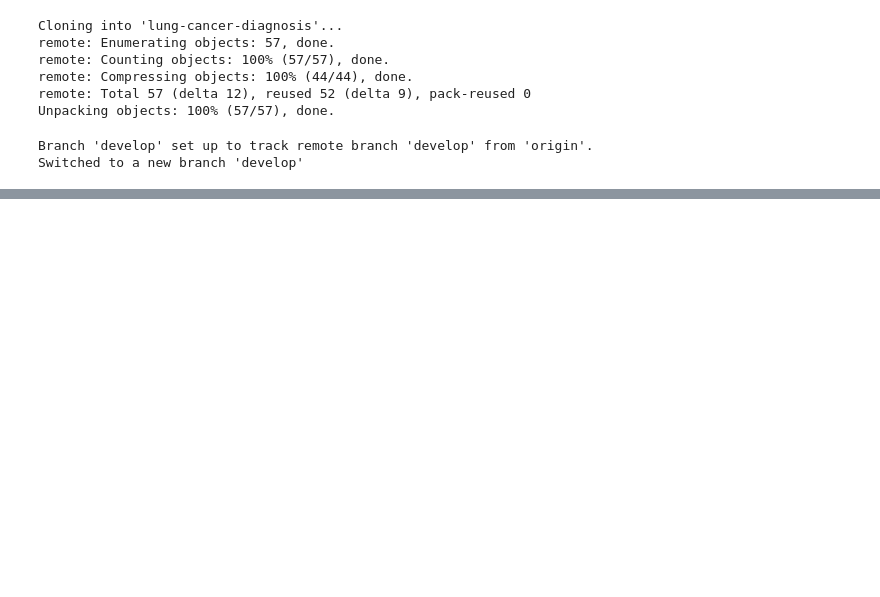
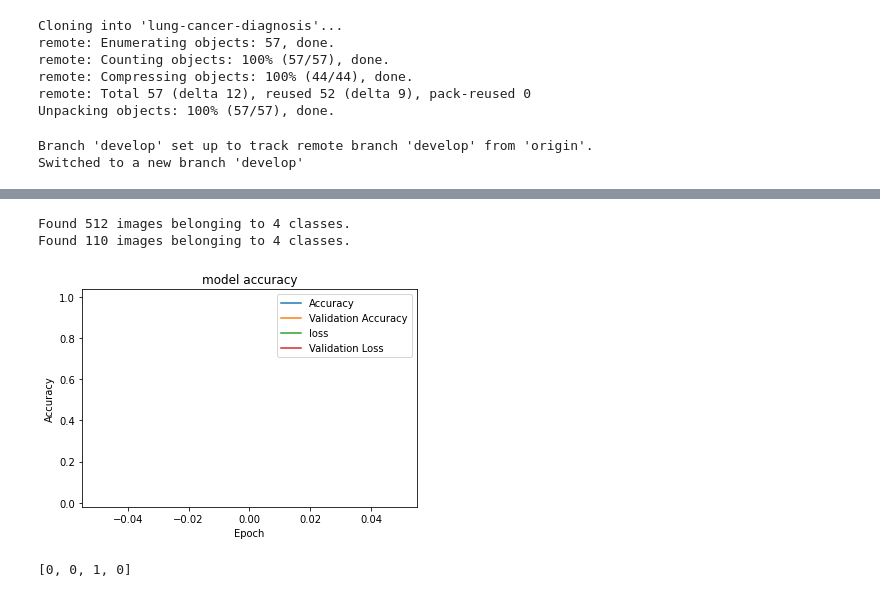
Before and after one commit to alneremin/lung-cancer-diagnosis, a Jupyter notebook: VGG16.ipynb, the cells around one changed output, grey strips where cells are left out. Drawn from its saved outputs; the diff is of its cells as text; code cells hidden in the pictures; blank space fills up the shorter version.

```diff
--- a/VGG16.ipynb
+++ b/VGG16.ipynb
@@ -65,10 +65,22 @@ from keras.layers import Dense, Conv2D, MaxPool2D , Flatten
 from keras.preprocessing.image import ImageDataGenerator
 import numpy as np
 # %%
+directory = os.path.join("lung-cancer-diagnosis","src", "downloads", "Lung-PET-CT-Dx")
+
 trdata = ImageDataGenerator()
-directory = os.path.join("lung-cancer-diagnosis","src", "downloads", "Lung-PET-CT-Dx")
-traindata = trdata.flow_from_directory(directory=directory,target_size=(224,224))
+directory_train = os.path.join(directory, "train")
+traindata = trdata.flow_from_directory(directory=directory_train,target_size=(224,224))
+
 tsdata = ImageDataGenerator()
+directory_test = os.path.join(directory, "test")
+testdata = tsdata.flow_from_directory(directory=directory_test,target_size=(224,224))
+# %% [output]
+Found 512 images belonging to 4 classes.
+Found 110 images belonging to 4 classes.
+# %%
+# вычислим кол-во шагов исходя из кол-ва данных при условии, что batch_size=32
+steps_per_epoch = len(traindata.filenames) // 32
+validation_steps = len(testdata.filenames) // 32
 # %%
 model = Sequential()
 model.add(Conv2D(input_shape=(224,224,3),filters=64,kernel_size=(3,3),padding="same", activation="relu"))
@@ -88,7 +100,7 @@ model.add(MaxPool2D(pool_size=(2,2),strides=(2,2)))
 model.add(Flatten())
 model.add(Dense(units=4096,activation="relu"))
 model.add(Dense(units=4096,activation="relu"))
-model.add(Dense(units=2, activation="softmax"))
+model.add(Dense(units=4, activation="softmax"))
 # %%
 from keras.optimizers import Adam
 opt = Adam(lr=0.001)
@@ -100,24 +113,34 @@ early = EarlyStopping(monitor='val_acc', min_delta=0, patience=20, verbose=1, mo
 # %%
-hist = model.fit_generator(steps_per_epoch=100,generator=traindata, validation_data= testdata, validation_steps=10,epochs=100,callbacks=[checkpoint,early])
+iterations = 4
+for _ in range(iterations):
+  hist = model.fit_generator(steps_per_epoch=steps_per_epoch,generator=traindata, validation_data=testdata, validation_steps=validation_steps,epochs=25)#,callbacks=[checkpoint,early])
+  model.save('vgg16_mia_model.h5')
+  !cp vgg16_mia_model.h5 "/content/drive/MyDrive/vgg16_mia_model.h5"
 # %%
 import matplotlib.pyplot as plt
-plt.plot(hist.history["acc"])
-plt.plot(hist.history['val_acc'])
+plt.plot(hist.history["accuracy"])
+plt.plot(hist.history['val_accuracy'])
 plt.plot(hist.history['loss'])
 plt.plot(hist.history['val_loss'])
 plt.title("model accuracy")
 plt.ylabel("Accuracy")
 plt.xlabel("Epoch")
 plt.legend(["Accuracy","Validation Accuracy","loss","Validation Loss"])
 plt.show()
+# %% [output]
+[figure, added]
 # %%
 from keras.preprocessing import image
-img = image.load_img("",target_size=(224,224))
+img_path = os.path.join(directory_test, "E", "Lung_Dx-E0005", "000008.jpg")
+img = image.load_img(img_path,target_size=(224,224))
 img = np.asarray(img)
-plt.imshow(img)
+#plt.imshow(img)
 img = np.expand_dims(img, axis=0)
-from keras.models import load_model
-saved_model = load_model("vgg16_1.h5")
-output = saved_model.predict(img)
+#from keras.models import load_model
+#saved_model = load_model("vgg16_1.h5")
+output = model.predict(img)
+print([round(i) for i in output[0]])
+# %% [output]
+[0, 0, 1, 0]
 # %%
 !cp "/content/drive/MyDrive/Colab Notebooks/VGG16.ipynb" /content/lung-cancer-diagnosis/VGG16.ipynb
```
Also changed, not shown: parts of 9 cells of this notebook.
